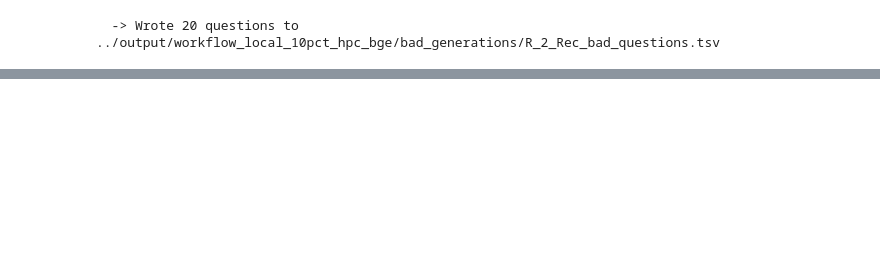
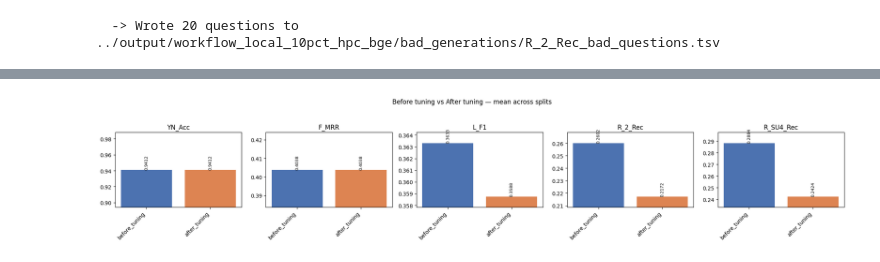
Before and after one commit to fulaibaowang/BioASQ, a Jupyter notebook: notebooks/generation_test.ipynb, the cells around one changed output, grey strips where cells are left out. Saved outputs shown, nothing was run; the diff lists cells and outputs as text; code cells hidden in the pictures; blank space fills up the shorter version.

Commit message:
test prompts

```diff
--- a/notebooks/generation_test.ipynb
+++ b/notebooks/generation_test.ipynb
@@ -1231,0 +1234,92 @@ R_2_Rec: top-20% MAP@10 (>= 0.6590) AND bottom-20% R_2_Rec (<= 0.0607)
+# %%
+# Compare before_tuning vs after_tuning prompt test generation metrics
+
+before_path = base / "output/workflow_full_test_run3/prompt_test/before_tuning/phaseB_report.tsv"
+after_path = base / "output/workflow_full_test_run3/prompt_test/after_tuning/phaseB_report.tsv"
+
+before_report = pd.read_csv(before_path, sep="\t").set_index("split")
+after_report = pd.read_csv(after_path, sep="\t").set_index("split")
+
+compare_metrics_pt = ["YN_Acc", "F_MRR", "L_F1", "R_2_Rec", "R_SU4_Rec"]
+shared_splits_pt = sorted(set(before_report.index) & set(after_report.index))
+
+before_means = before_report.loc[shared_splits_pt, compare_metrics_pt].astype(float).mean()
+after_means = after_report.loc[shared_splits_pt, compare_metrics_pt].astype(float).mean()
+
+summary_rows_pt = []
+for m in compare_metrics_pt:
+    summary_rows_pt.append({
+        "metric": m,
+        "before_tuning": before_means[m],
+        "after_tuning": after_means[m],
+        "delta": after_means[m] - before_means[m],
+        "rel_change_%": 100 * (after_means[m] - before_means[m]) / before_means[m] if before_means[m] != 0 else np.nan,
+    })
+compare_df_pt = pd.DataFrame(summary_rows_pt)
+print("Overall comparison (mean across splits): before_tuning vs after_tuning")
+display(compare_df_pt)
+
+fig, axes = plt.subplots(1, len(compare_metrics_pt), figsize=(4 * len(compare_metrics_pt), 4), sharey=False)
+if len(compare_metrics_pt) == 1:
+    axes = [axes]
+
+conditions_pt = ["before_tuning", "after_tuning"]
+colors_pt = ["#4c72b0", "#dd8452"]
+
+for ax, m in zip(axes, compare_metrics_pt):
+    vals = [before_means[m], after_means[m]]
+    x = np.arange(len(conditions_pt))
+    ax.bar(x, vals, color=colors_pt)
+    ax.set_title(m)
+    ax.set_xticks(x)
+    ax.set_xticklabels(conditions_pt, rotation=45, ha="right")
+
+    vmin, vmax = min(vals), max(vals)
+    rng = vmax - vmin
+    if rng == 0:
+        pad = max(0.001, 0.05 * abs(vmin) if vmin != 0 else 0.01)
+        ax.set_ylim(vmin - pad, vmax + pad)
+    else:
+        pad = 0.2 * rng
+        ax.set_ylim(max(0, vmin - pad), min(1.0, vmax + pad))
+
+    for xi, v in zip(x, vals):
+        ax.text(xi, v, f"{v:.4f}", ha="center", va="bottom", fontsize=8, rotation=90)
+
+plt.suptitle("Before tuning vs After tuning — mean across splits")
+plt.tight_layout(rect=[0, 0, 1, 0.93])
+plt.show()
+
+# --- Per-split comparison ---
+for split in shared_splits_pt:
+    before_vals = before_report.loc[split, compare_metrics_pt].astype(float)
+    after_vals = after_report.loc[split, compare_metrics_pt].astype(float)
+
+    fig, axes_s = plt.subplots(1, len(compare_metrics_pt), figsize=(4 * len(compare_metrics_pt), 4), sharey=False)
+    if len(compare_metrics_pt) == 1:
+        axes_s = [axes_s]
+    fig.suptitle(f"Split: {split}")
+
+    for ax, m in zip(axes_s, compare_metrics_pt):
+        vals = [float(before_vals[m]), float(after_vals[m])]
+        x = np.arange(len(conditions_pt))
+        ax.bar(x, vals, color=colors_pt)
+        ax.set_title(m)
+        ax.set_xticks(x)
+        ax.set_xticklabels(conditions_pt, rotation=45, ha="right")
+
+        vmin, vmax = min(vals), max(vals)
+        rng = vmax - vmin
+        if rng == 0:
+            pad = max(0.001, 0.05 * abs(vmin) if vmin != 0 else 0.01)
+            ax.set_ylim(vmin - pad, vmax + pad)
+        else:
+            pad = 0.2 * rng
+            ax.set_ylim(max(0, vmin - pad), min(1.0, vmax + pad))
+
+        for xi, v in zip(x, vals):
+            ax.text(xi, v, f"{v:.4f}", ha="center", va="bottom", fontsize=8, rotation=90)
+
+    plt.tight_layout(rect=[0, 0, 1, 0.93])
+    plt.show()
+# %% [output]
@@ -1231,0 +1333 @@ R_2_Rec: top-20% MAP@10 (>= 0.6590) AND bottom-20% R_2_Rec (<= 0.0607)
+[figure, added]
```
Also changed, not shown: parts of 2 cells of this notebook, 1 other file.
